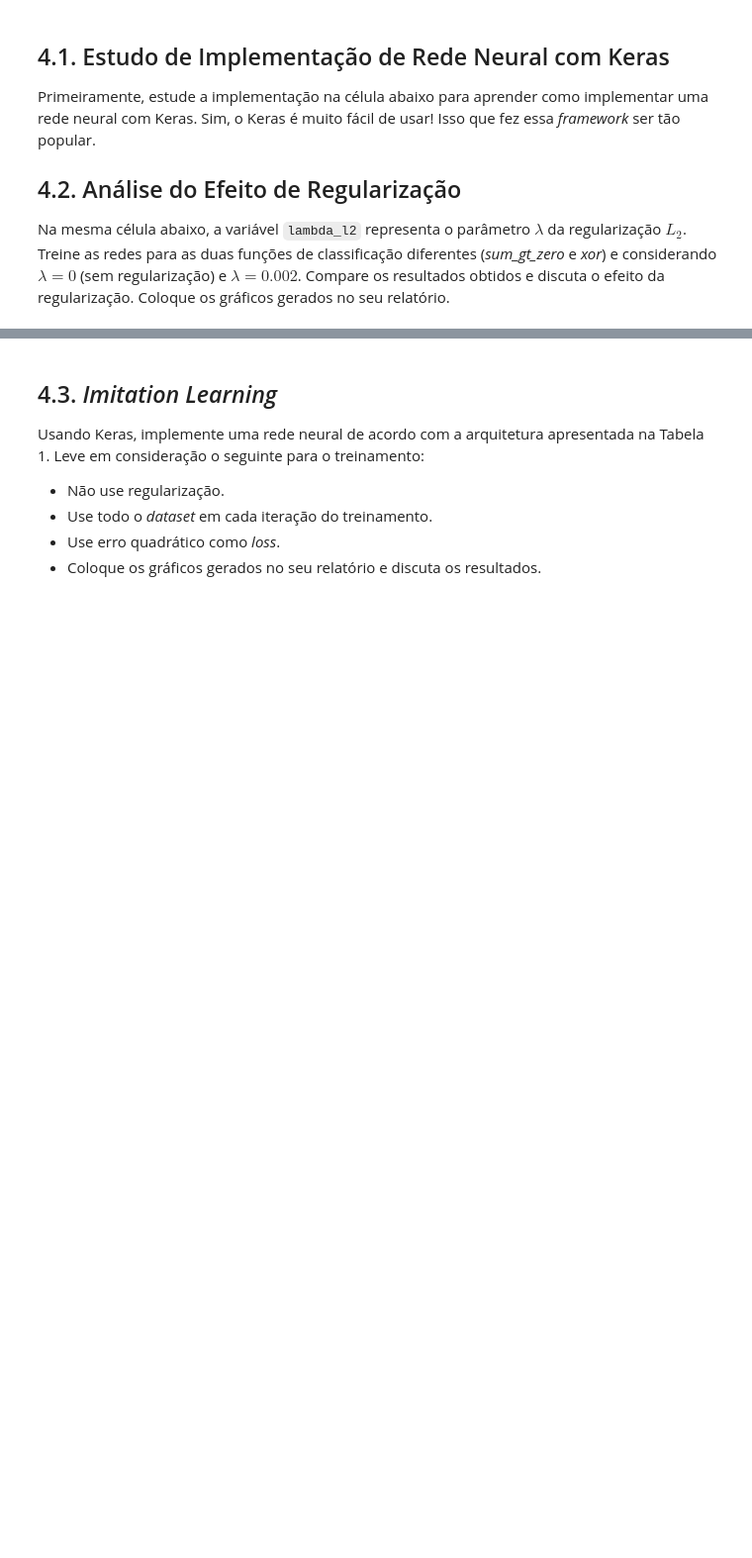
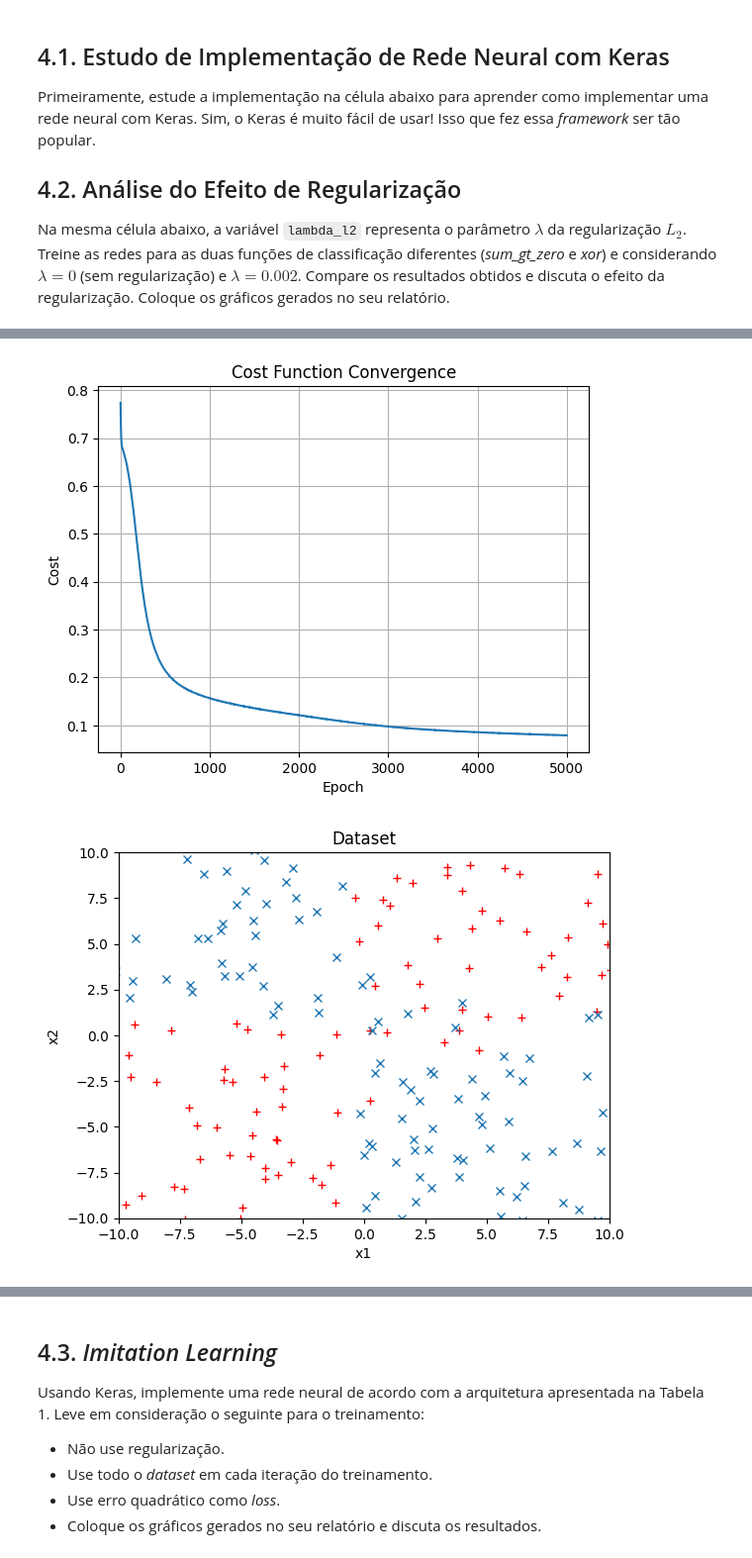
Before and after one commit to Saliss7/CT-213, a Jupyter notebook: Laboratório 7 - Imitation Learning com Keras/Lab 7 – Redes Neurais.ipynb, the cells around one changed output, grey strips where cells are left out. Shown at 99% size. Cells and saved outputs as stored; diff of their text form; code cells hidden in the pictures; blank space fills up the shorter version.

```diff
--- a/Laboratório 7 - Imitation Learning com Keras/Lab 7 – Redes Neurais.ipynb
+++ b/Laboratório 7 - Imitation Learning com Keras/Lab 7 – Redes Neurais.ipynb
@@ -80,8 +84,8 @@ lambda_l2 = 0.000  # lambda parameter of the L2 regularization
 # lambda_l2 = 0.002  # lambda parameter of the L2 regularization
 num_cases = 200  # number of auto-generated cases
 num_epochs = 5000  # number of epochs for training
-classification_function = sum_gt_zero  # selects sum_gt_zero as the classification function
-# classification_function = xor  # selects xor as the classification function
+# classification_function = sum_gt_zero  # selects sum_gt_zero as the classification function
+classification_function = xor  # selects xor as the classification function
 # Figure format used for saving figures
 fig_format = 'png'
 # fig_format = 'svg'
@@ -118,7 +122,7 @@ model.add(layers.Dense(1, activation=activations.sigmoid, kernel_regularizer=reg
 
 model.compile(optimizer=optimizers.Adam(), loss=losses.binary_crossentropy, metrics=[metrics.binary_accuracy])
 
-history = model.fit(inputs, expected_outputs, batch_size=(num_cases // 4), epochs=num_epochs)
+history = model.fit(inputs, expected_outputs, batch_size=(num_cases // 4), epochs=num_epochs, verbose=0)
 
 # Plotting cost function convergence
 plt.plot(history.history['loss'])
@@ -158,3 +162,4 @@ plt.xlabel('x1')
 plt.ylabel('x2')
 plt.title('Neural Network Classification')
 plt.savefig('results/nn_classification_' + function_name + '_l' + str(lambda_l2) + '.' + fig_format, format=fig_format)
+# %% [output]
@@ -160,0 +167,2 @@ plt.savefig('results/nn_classification_' + function_name + '_l' + str(lambda_l2)
+[figure, added]
+[figure, added]
```
Also changed, not shown: parts of 5 cells of this notebook, 1 other file.
